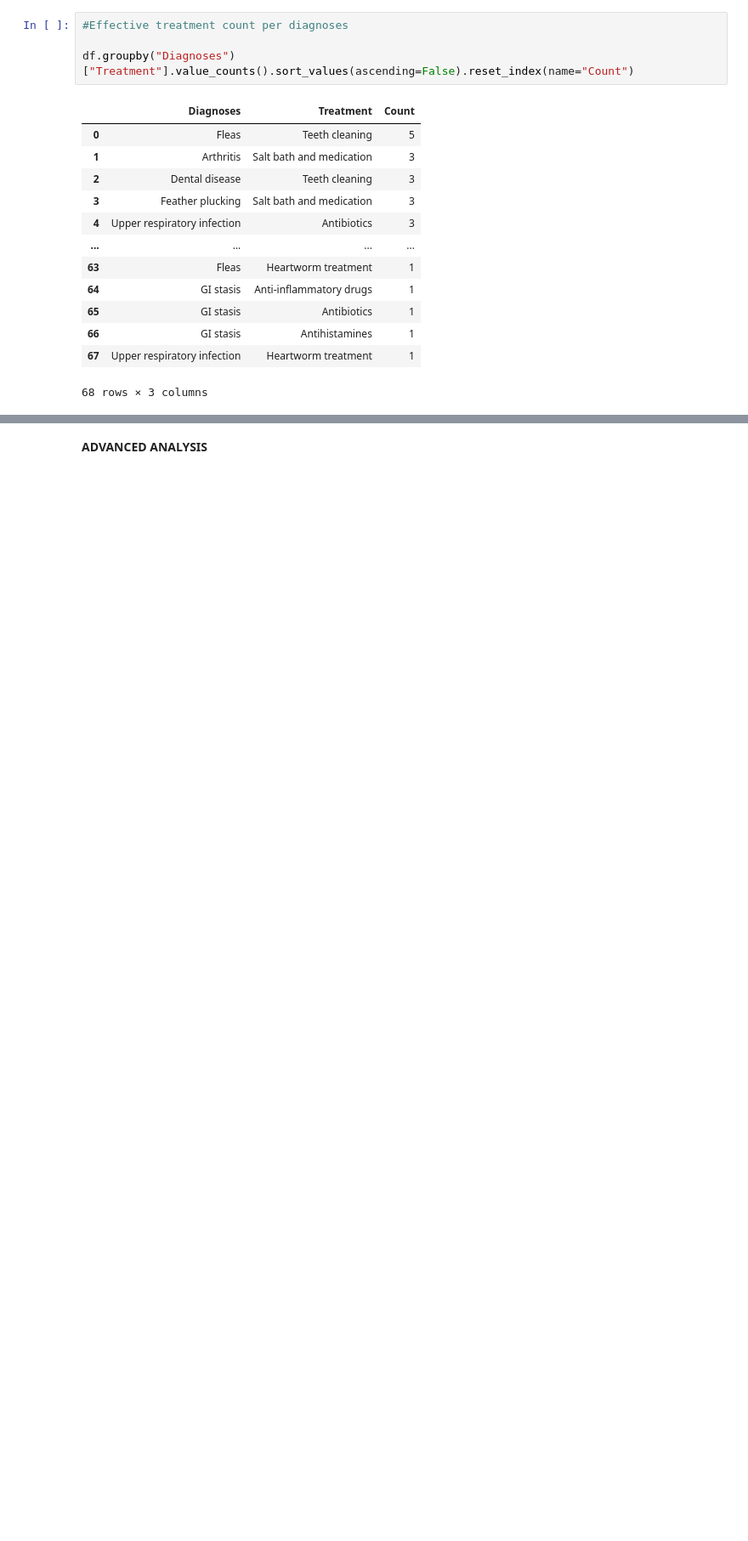
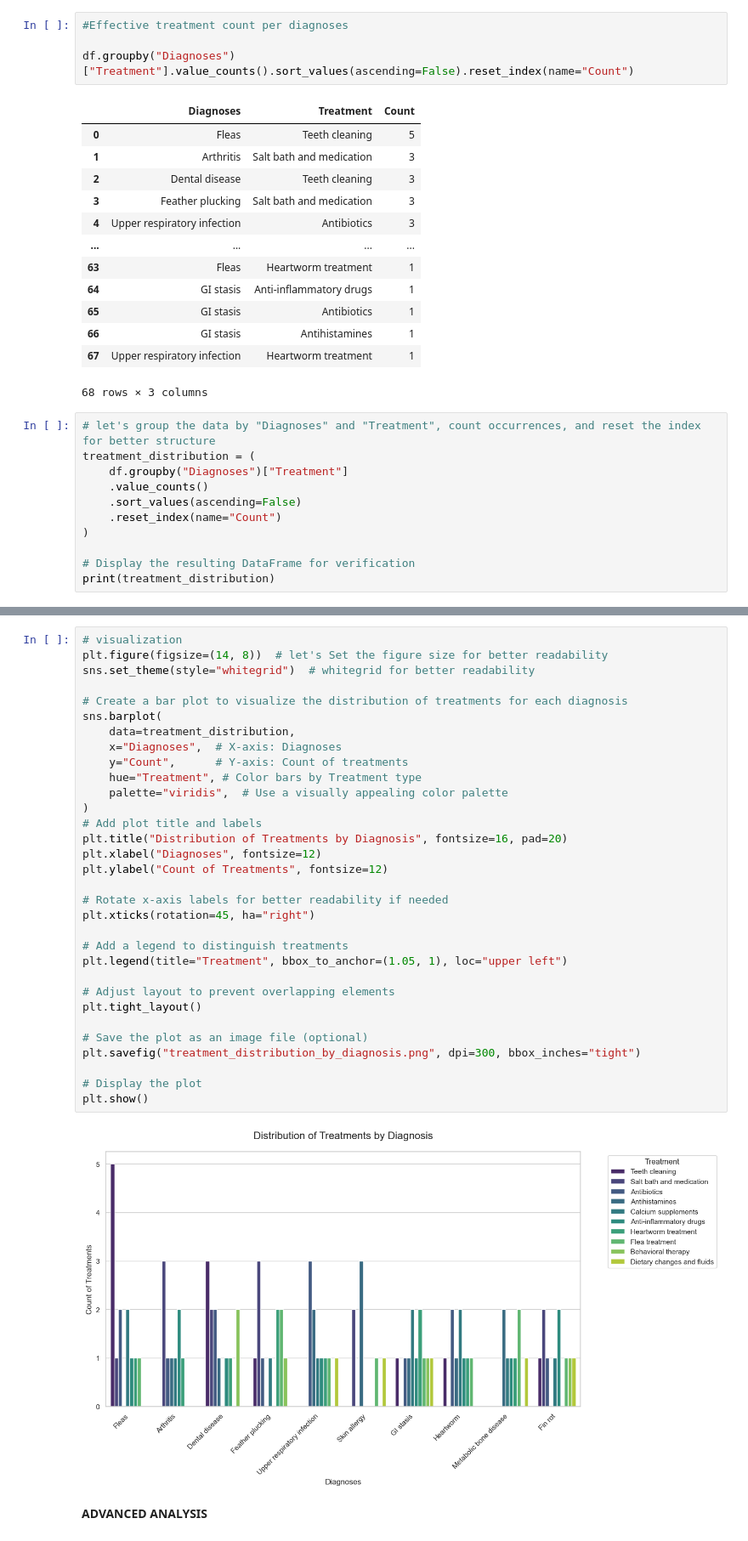
Before and after one commit to Neerson/Veterinary-project, a Jupyter notebook: Vert.ipynb, the cells around one changed output, grey strips where cells are left out. Shown: that part at 85% size. Cells and saved outputs as stored; diff of their text form; blank space fills up the shorter version.

```diff
--- a/Vert.ipynb
+++ b/Vert.ipynb
@@ -199,3 +199,14 @@ df.groupby("Diagnoses")["Treatment"].value_counts().sort_values(ascending=False)
 | 66 | GI stasis | Antihistamines | 1 |
 | 67 | Upper respiratory infection | Heartworm treatment | 1 |
 68 rows × 3 columns
+# %%
+# let's group the data by "Diagnoses" and "Treatment", count occurrences, and reset the index for better structure
+treatment_distribution = (
+    df.groupby("Diagnoses")["Treatment"]
+    .value_counts()
+    .sort_values(ascending=False)
+    .reset_index(name="Count")
+)
+
+# Display the resulting DataFrame for verification
+print(treatment_distribution)
@@ -202,3 +228,37 @@ df.groupby("Diagnoses")["Treatment"].value_counts().sort_values(ascending=False)
+# %%
+# visualization
+plt.figure(figsize=(14, 8))  # let's Set the figure size for better readability
+sns.set_theme(style="whitegrid")  # whitegrid for better readability
+
+# Create a bar plot to visualize the distribution of treatments for each diagnosis
+sns.barplot(
+    data=treatment_distribution,
+    x="Diagnoses",  # X-axis: Diagnoses
+    y="Count",      # Y-axis: Count of treatments
+    hue="Treatment", # Color bars by Treatment type
+    palette="viridis",  # Use a visually appealing color palette
+)
+# Add plot title and labels
+plt.title("Distribution of Treatments by Diagnosis", fontsize=16, pad=20)
+plt.xlabel("Diagnoses", fontsize=12)
+plt.ylabel("Count of Treatments", fontsize=12)
+
+# Rotate x-axis labels for better readability if needed
+plt.xticks(rotation=45, ha="right")
+
+# Add a legend to distinguish treatments
+plt.legend(title="Treatment", bbox_to_anchor=(1.05, 1), loc="upper left")
+
+# Adjust layout to prevent overlapping elements
+plt.tight_layout()
+
+# Save the plot as an image file (optional)
+plt.savefig("treatment_distribution_by_diagnosis.png", dpi=300, bbox_inches="tight")
+
+# Display the plot
+plt.show()
+# %% [output]
+[figure, added]
 # %% [markdown]
 **ADVANCED ANALYSIS**
 # %%
```
Also changed, not shown: parts of 2 cells of this notebook.
